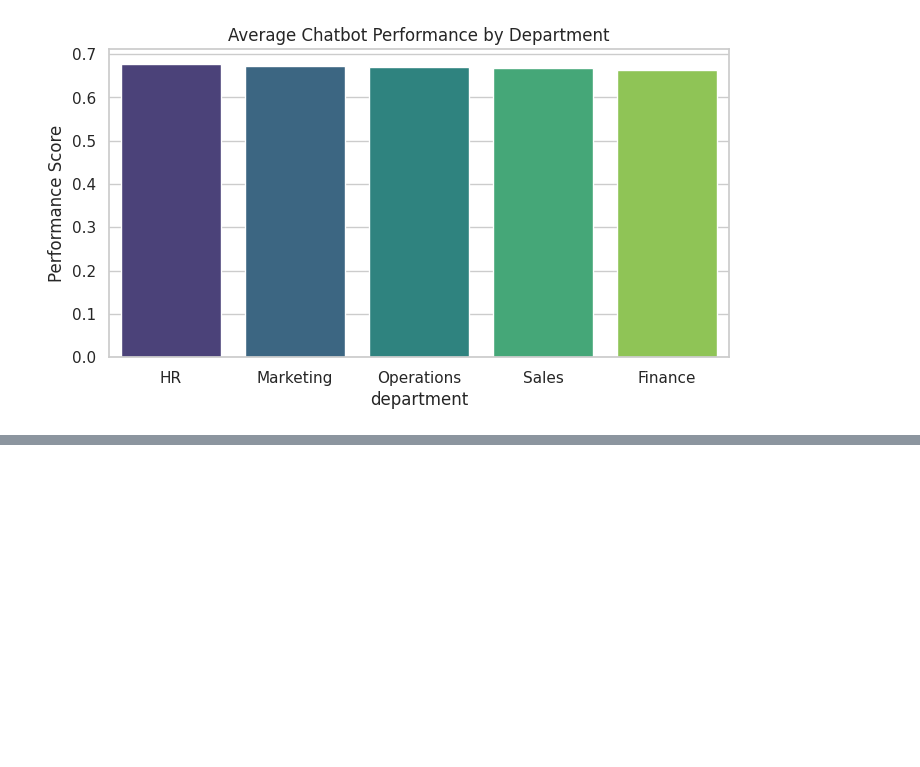
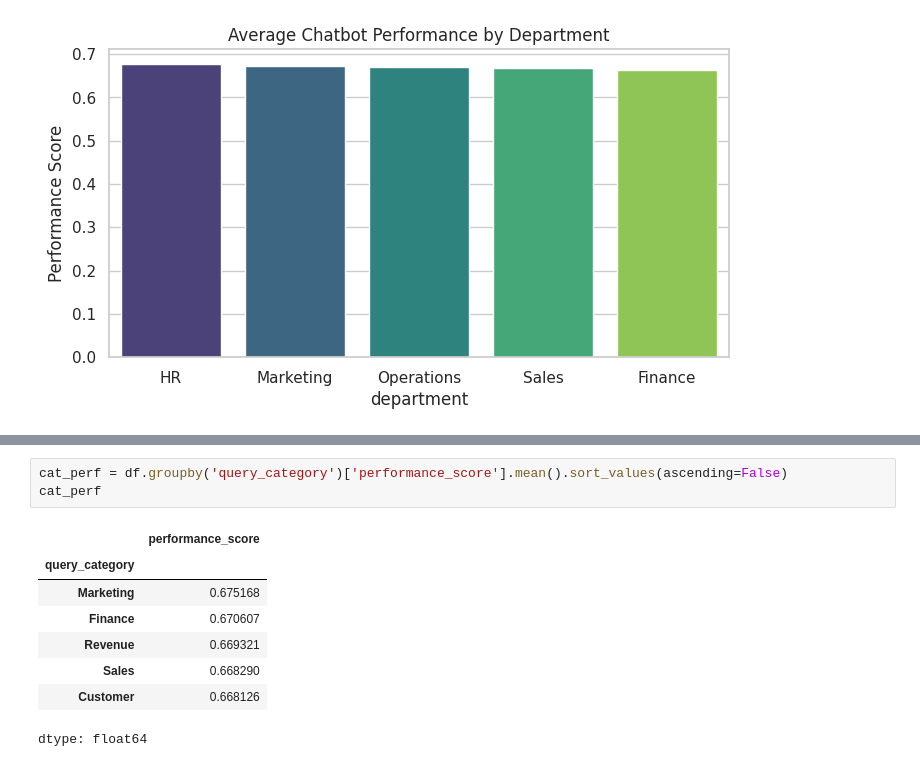
Before and after one commit to Annrosejojue/ai-chatbot-performance-intelligence, a Jupyter notebook: AI_Chatbot_Performance_Intelligence_Dashboard.ipynb, the cells around one changed output, grey strips where cells are left out. Saved outputs shown, nothing was run; the diff lists cells and outputs as text; blank space fills up the shorter version.

```diff
--- a/AI_Chatbot_Performance_Intelligence_Dashboard.ipynb
+++ b/AI_Chatbot_Performance_Intelligence_Dashboard.ipynb
@@ -208,0 +220,12 @@ Passing `palette` without assigning `hue` is deprecated and will be removed in v
+# %%
+cat_perf = df.groupby('query_category')['performance_score'].mean().sort_values(ascending=False)
+cat_perf
+# %% [output]
+|  | performance_score |
+| query_category |  |
+| Marketing | 0.675168 |
+| Finance | 0.670607 |
+| Revenue | 0.669321 |
+| Sales | 0.668290 |
+| Customer | 0.668126 |
+dtype: float64
```
Also changed, not shown: parts of 3 cells of this notebook.
